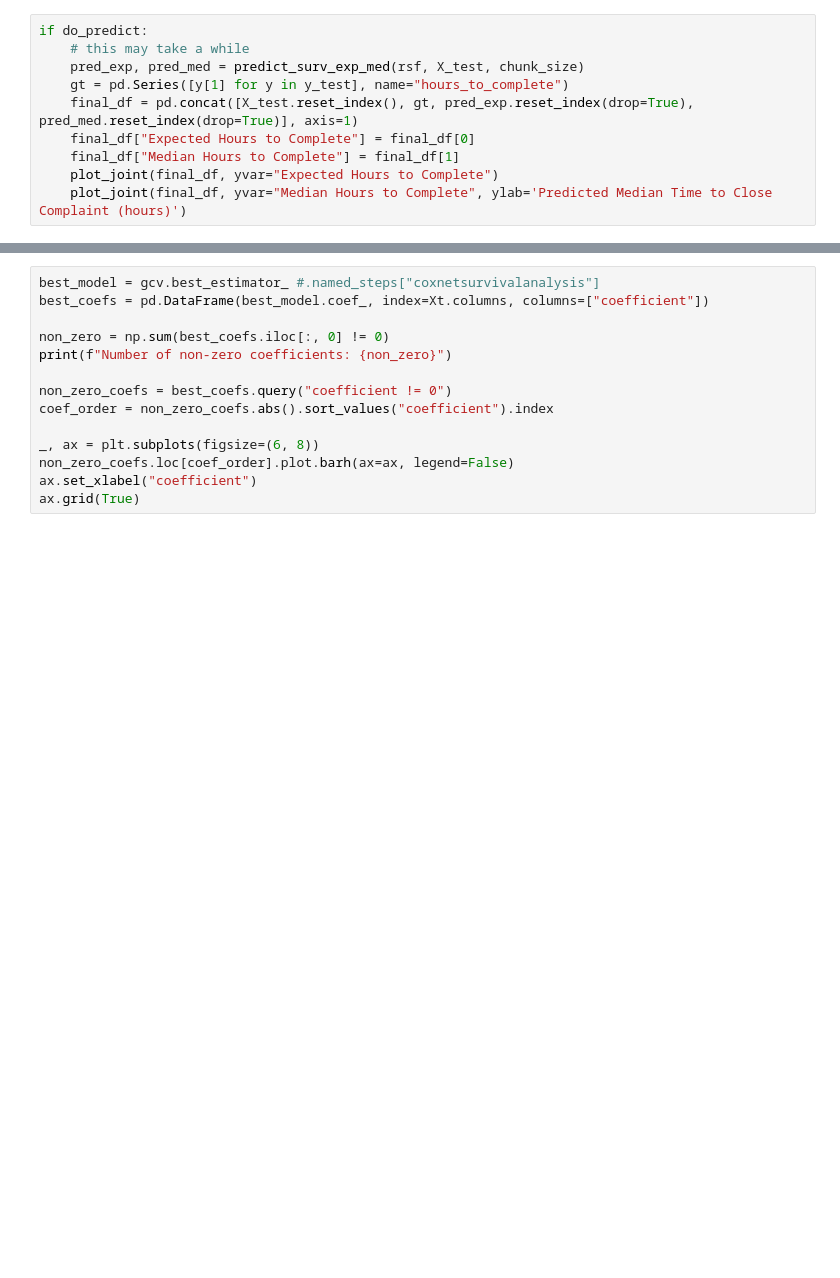
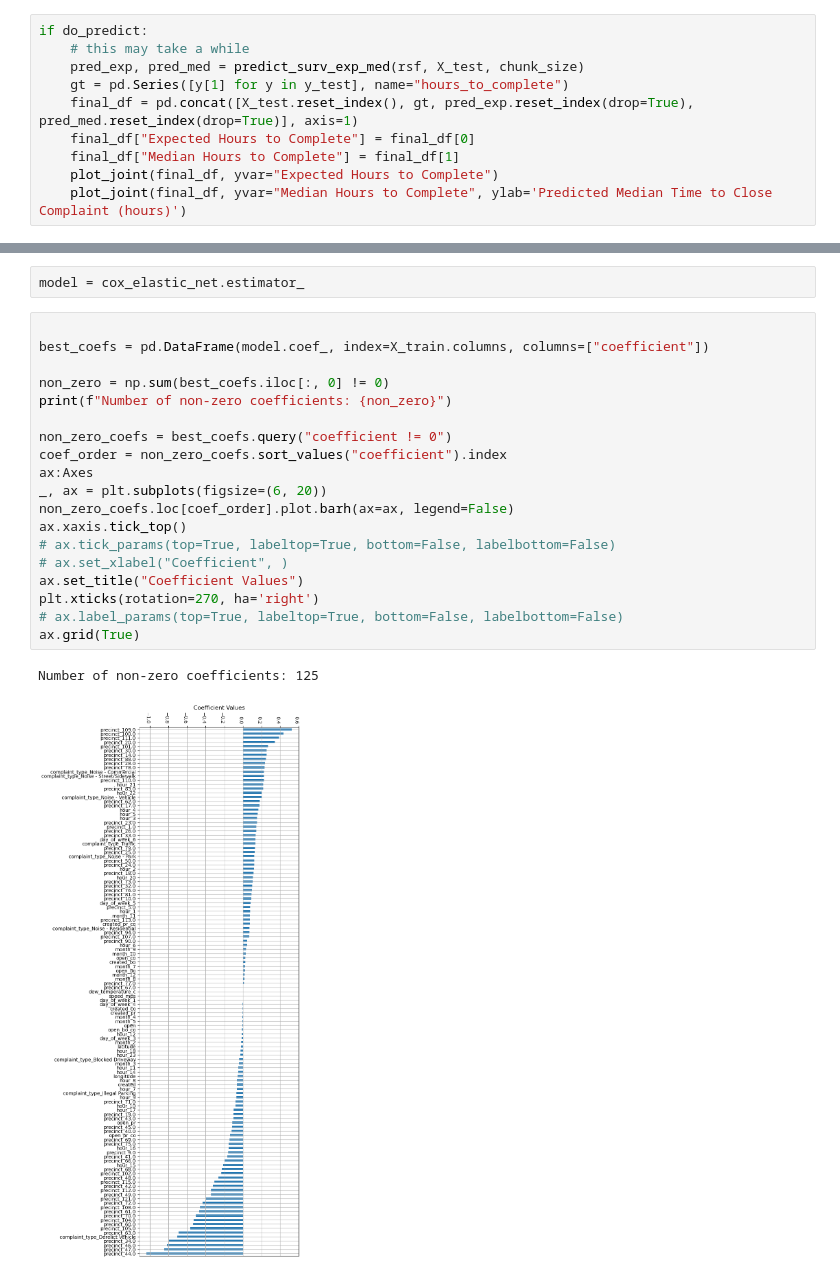
Before and after one commit to jamorr/Capstone, a Jupyter notebook: src/final.ipynb, the cells around one changed output, grey strips where cells are left out. Saved outputs shown, nothing was run; the diff lists cells and outputs as text; blank space fills up the shorter version.

```diff
--- a/src/final.ipynb
+++ b/src/final.ipynb
@@ -321,14 +392,24 @@ ax.grid(True)
+# %%
+model = cox_elastic_net.estimator_
 # %%
-best_model = gcv.best_estimator_ #.named_steps["coxnetsurvivalanalysis"]
-best_coefs = pd.DataFrame(best_model.coef_, index=Xt.columns, columns=["coefficient"])
+
+best_coefs = pd.DataFrame(model.coef_, index=X_train.columns, columns=["coefficient"])
 
 non_zero = np.sum(best_coefs.iloc[:, 0] != 0)
 print(f"Number of non-zero coefficients: {non_zero}")
 
 non_zero_coefs = best_coefs.query("coefficient != 0")
-coef_order = non_zero_coefs.abs().sort_values("coefficient").index
-
-_, ax = plt.subplots(figsize=(6, 8))
+coef_order = non_zero_coefs.sort_values("coefficient").index
+ax:Axes
+_, ax = plt.subplots(figsize=(6, 20))
 non_zero_coefs.loc[coef_order].plot.barh(ax=ax, legend=False)
-ax.set_xlabel("coefficient")
+ax.xaxis.tick_top()
+# ax.tick_params(top=True, labeltop=True, bottom=False, labelbottom=False)
+# ax.set_xlabel("Coefficient", )
+ax.set_title("Coefficient Values")
+plt.xticks(rotation=270, ha='right')
+# ax.label_params(top=True, labeltop=True, bottom=False, labelbottom=False)
 ax.grid(True)
+# %% [output]
+Number of non-zero coefficients: 125
+[figure, added]
```
Also changed, not shown: parts of 28 cells of this notebook, 7 other files.
